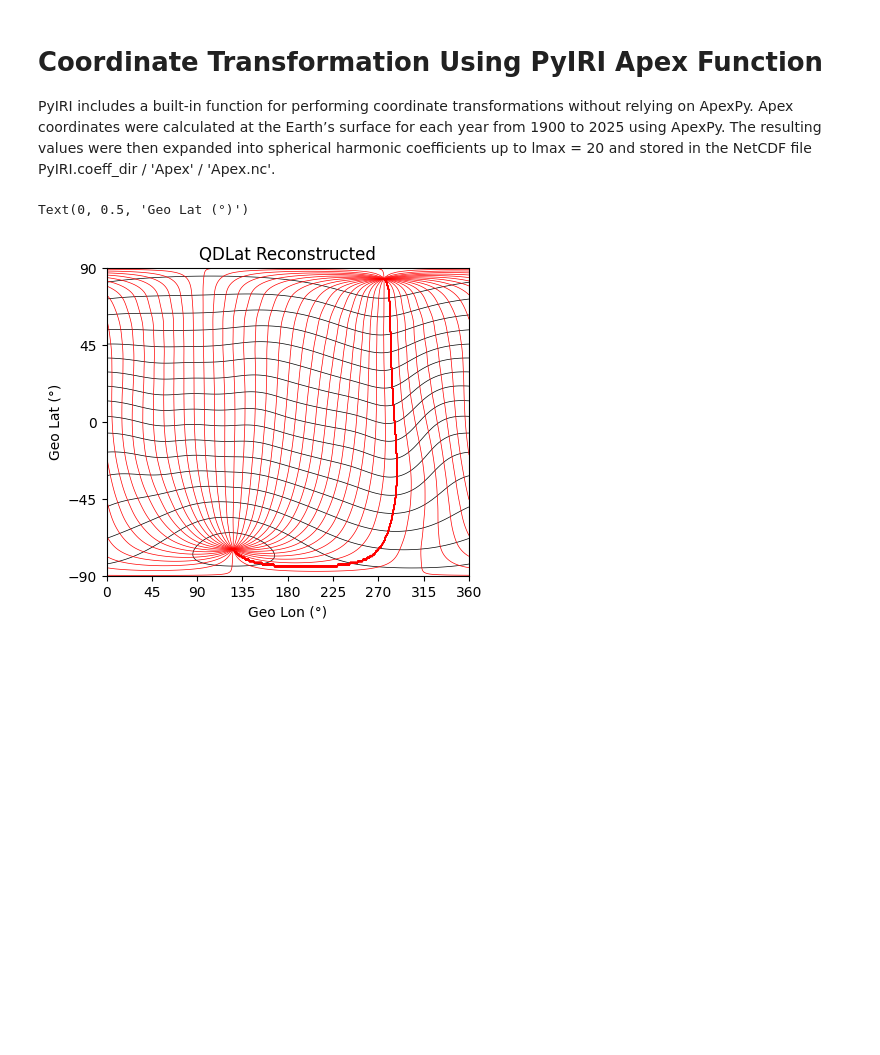
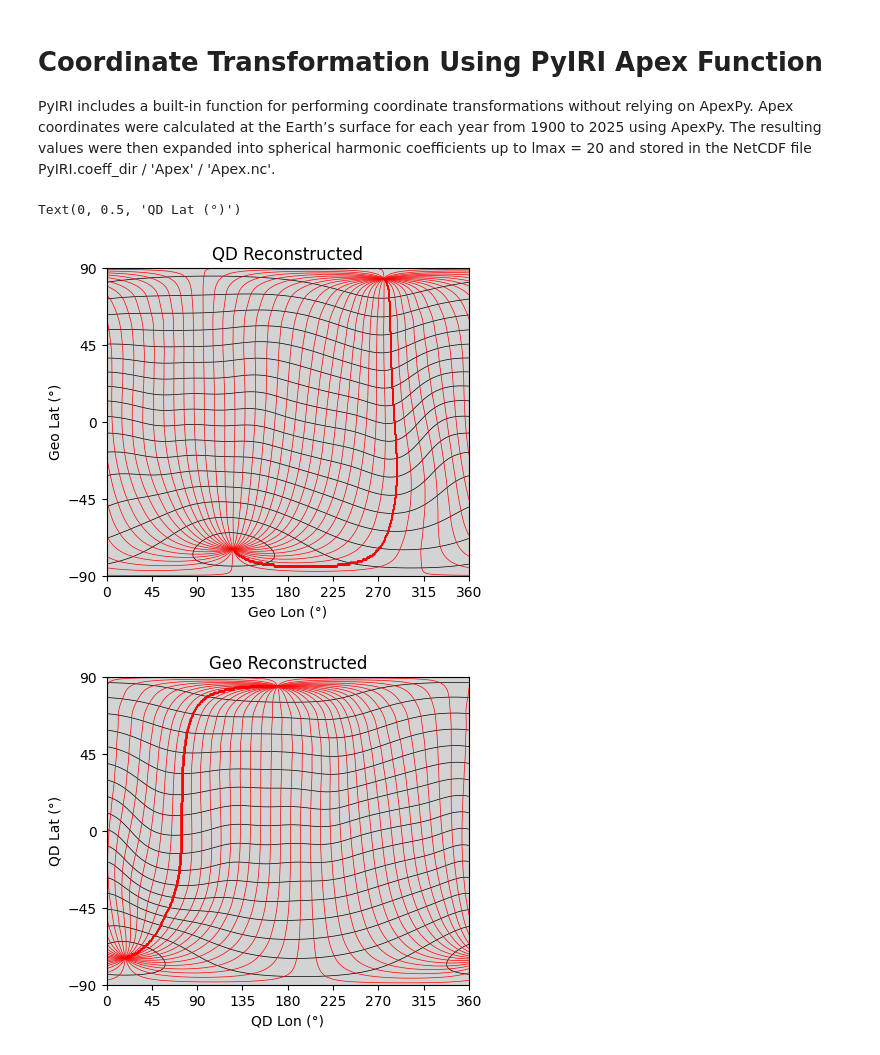
Before and after one commit to victoriyaforsythe/PyIRI, a Jupyter notebook: docs/tutorials/Coordinate_Transformation.ipynb, the cells around one changed output. Drawn from its saved outputs; the diff is of its cells as text; code cells hidden in the pictures; blank space fills up the shorter version.

```diff
--- a/docs/tutorials/Coordinate_Transformation.ipynb
+++ b/docs/tutorials/Coordinate_Transformation.ipynb
@@ -10,33 +10,59 @@ import matplotlib.pyplot as plt
 import numpy as np
 import datetime as dt
 from PyIRI.sh_library import Apex
 
 # Define datetime object
 dtime = dt.datetime(year=2020, month=1, day=1)
 
 # Define the geo grid that you wish to be transformed to the Quasi-Dipole cooedinates
 ddeg = 1
 aLon = np.arange(0, 360 + ddeg, ddeg)
 aLat = np.arange(90, -90 - ddeg, -ddeg)
 Lon_in, Lat_in = np.meshgrid(aLon, aLat)
 
 # Call Apex function
 QDLat, QDLon = Apex(Lat_in, Lon_in, dtime, type='GEO_2_QD')
 
 
 # Plot the results
 fig, ax = plt.subplots(1, 1, figsize=(5, 4))
 fig.subplots_adjust(right=0.85)
 ax_plot = ax
+ax_plot.set_facecolor('lightgray')
 ax_plot.contour(Lon_in, Lat_in, QDLat, levels=np.arange(-90, 90, 10), colors='black', linestyles='solid', linewidths=0.5)
 ax_plot.contour(Lon_in, Lat_in, QDLon, levels=np.arange(0, 360, 10), colors='red', linestyles='solid', linewidths=0.5)
-ax_plot.set_title('QDLat Reconstructed')
+ax_plot.set_title('QD Reconstructed')
 ax_plot.set_xlim([0, 360])
 ax_plot.set_ylim([-90, 90])
 ax_plot.set_xticks(np.arange(0, 360 + 45, 45))
 ax_plot.set_yticks(np.arange(-90, 90 + 45, 45))
 ax_plot.set_xlabel('Geo Lon (°)')
 ax_plot.set_ylabel('Geo Lat (°)')
+
+# Define the QD grid that you wish to be transformed to the Geo cooedinates
+ddeg = 1
+aQDLon = np.arange(0, 360 + ddeg, ddeg)
+aQDLat = np.arange(90, -90 - ddeg, -ddeg)
+QDLon_in, QDLat_in = np.meshgrid(aQDLon, aQDLat)
+
+# Call Apex function
+GeoLat, GeoLon = Apex(QDLat_in, QDLon_in, dtime, type='QD_2_GEO')
+
+# Plot the results
+fig, ax = plt.subplots(1, 1, figsize=(5, 4))
+fig.subplots_adjust(right=0.85)
+ax_plot = ax
+ax_plot.set_facecolor('lightgray')
+ax_plot.contour(QDLon_in, QDLat_in, GeoLat, levels=np.arange(-90, 90, 10), colors='black', linestyles='solid', linewidths=0.5)
+ax_plot.contour(QDLon_in, QDLat_in, GeoLon, levels=np.arange(0, 360, 10), colors='red', linestyles='solid', linewidths=0.5)
+ax_plot.set_title('Geo Reconstructed')
+ax_plot.set_xlim([0, 360])
+ax_plot.set_ylim([-90, 90])
+ax_plot.set_xticks(np.arange(0, 360 + 45, 45))
+ax_plot.set_yticks(np.arange(-90, 90 + 45, 45))
+ax_plot.set_xlabel('QD Lon (°)')
+ax_plot.set_ylabel('QD Lat (°)')
 # %% [output]
-Text(0, 0.5, 'Geo Lat (°)')
+Text(0, 0.5, 'QD Lat (°)')
-[figure, old version]
+[figure, new version]
+[figure, added]
```
